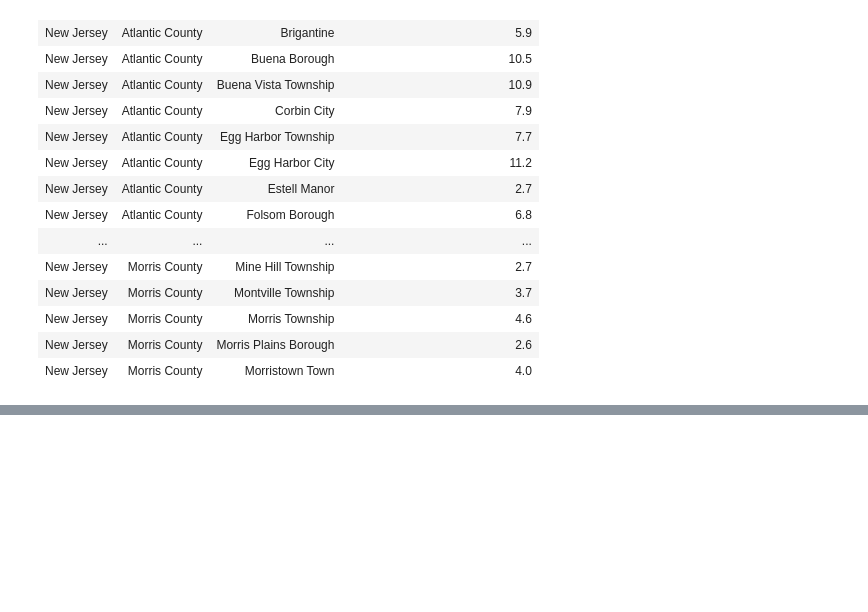
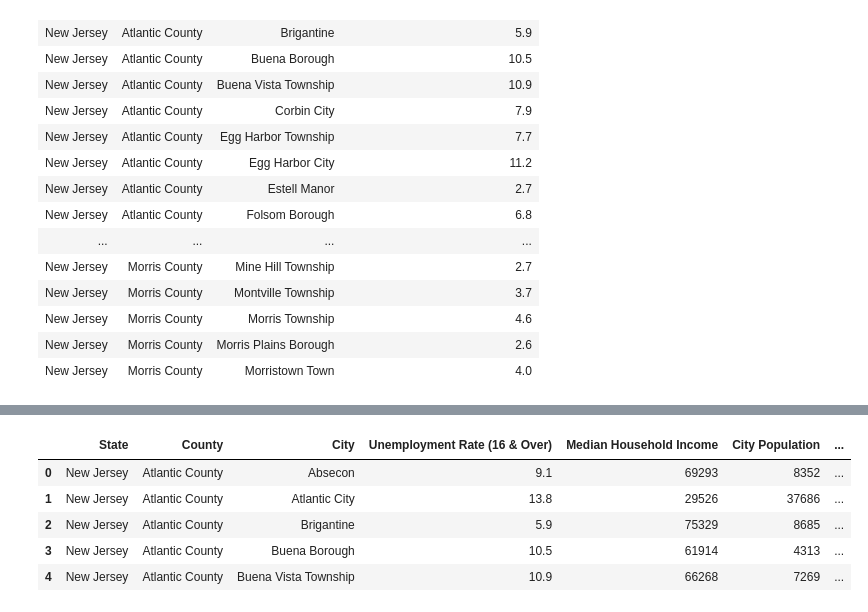
Before and after one commit to Myself1214/Pushing-P-Breakers, a Jupyter notebook: Code/Capstone_Project_ETL.ipynb, the cells around one changed output, grey strips where cells are left out. Saved outputs shown, nothing was run; the diff lists cells and outputs as text; code cells hidden in the pictures; blank space fills up the shorter version.

```diff
--- a/Code/Capstone_Project_ETL.ipynb
+++ b/Code/Capstone_Project_ETL.ipynb
@@ -411,3 +386,13 @@ display(master_df)
 | New Jersey | Morris County | Morris Township | 4.6 | 160611 | 21708 | 617 | ... |
 | New Jersey | Morris County | Morris Plains Borough | 2.6 | 127021 | 5888 | 156 | ... |
 | New Jersey | Morris County | Morristown Town | 4.0 | 111130 | 18802 | 1890 | ... |
+# %%
+import pandas as pd
+import geopandas as gpd
+
+# Create GeoDataFrame from File containing City Shape geometries
+gdf = gpd.read_file('/dbfs/mnt/pushing-p-breakers/NJ City Shapefiles/cb_2018_34_cousub_500k.shp')
+
+gdf = gdf[['COUSUBFP','NAME','geometry']]
+
+gdf.head()
@@ -413,0 +442,16 @@ display(master_df)
+# %%
+# Merge FIPS and gdf to get State, County, city, and geometry
+
+merge1 = FIPS.merge(gdf,how='inner',on='COUSUBFP')
+
+# Drop NAME and COUSUBFP columns
+merge1.drop(['NAME','COUSUBFP'],axis=1,inplace=True)
+
+# Add State Column
+merge1['State'] = 'New Jersey'
+
+# Rearrange Columns
+
+merge1 = merge1[['State','County','City','geometry']]
+
+merge1.head()
@@ -413,0 +466,13 @@ display(master_df)
+# %%
+# Merge Geodata with Master_table
+# Convert Master_table to pandas dataframe
+
+master_table = master_df.toPandas()
+
+df = master_table.merge(merge1[['City','geometry']],how='inner',on=['City'])
+
+# Convert to Geodataframe
+df = gpd.GeoDataFrame(df, geometry=df['geometry'])
+
+df.head()
+# %% [output]
@@ -413,0 +480,6 @@ display(master_df)
+|  | State | County | City | Unemployment Rate (16 & Over) | Median Household Income | City Population | ... |
+| 0 | New Jersey | Atlantic County | Absecon | 9.1 | 69293 | 8352 | ... |
+| 1 | New Jersey | Atlantic County | Atlantic City | 13.8 | 29526 | 37686 | ... |
+| 2 | New Jersey | Atlantic County | Brigantine | 5.9 | 75329 | 8685 | ... |
+| 3 | New Jersey | Atlantic County | Buena Borough | 10.5 | 61914 | 4313 | ... |
+| 4 | New Jersey | Atlantic County | Buena Vista Township | 10.9 | 66268 | 7269 | ... |
```
Also changed, not shown: parts of 16 cells of this notebook.
